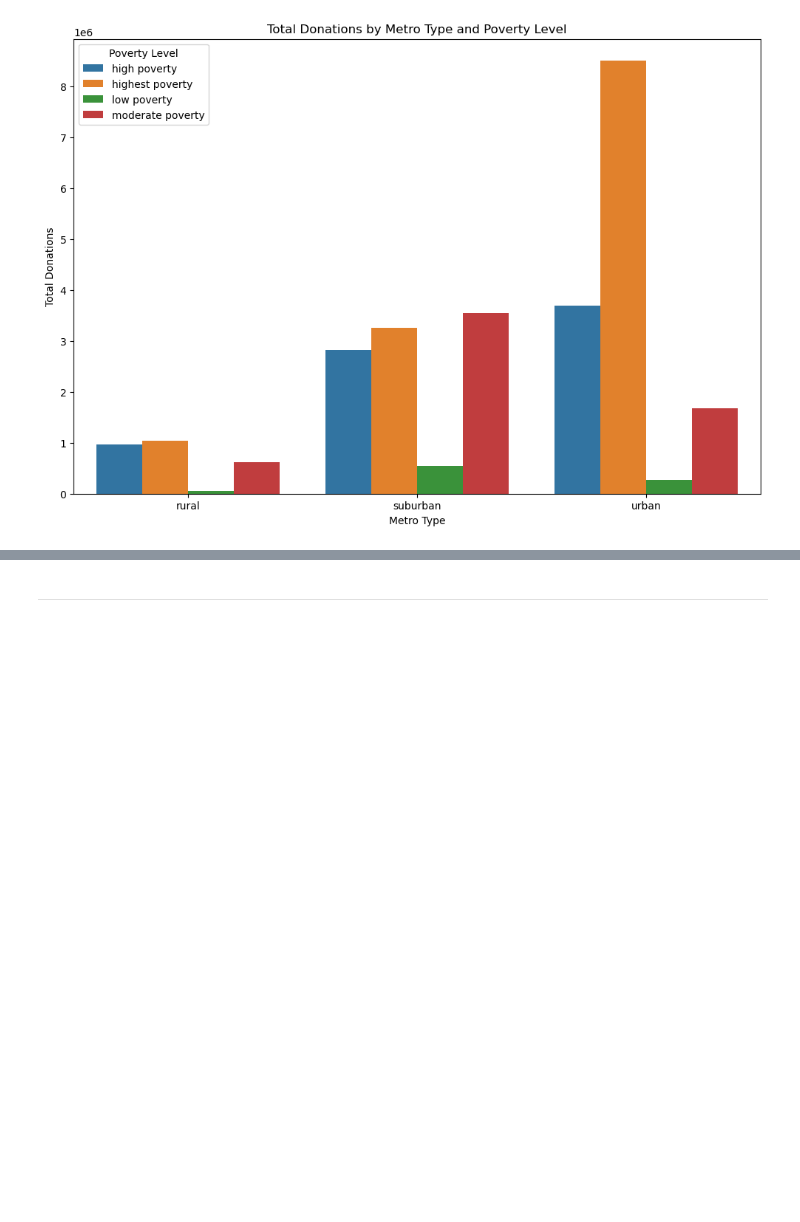
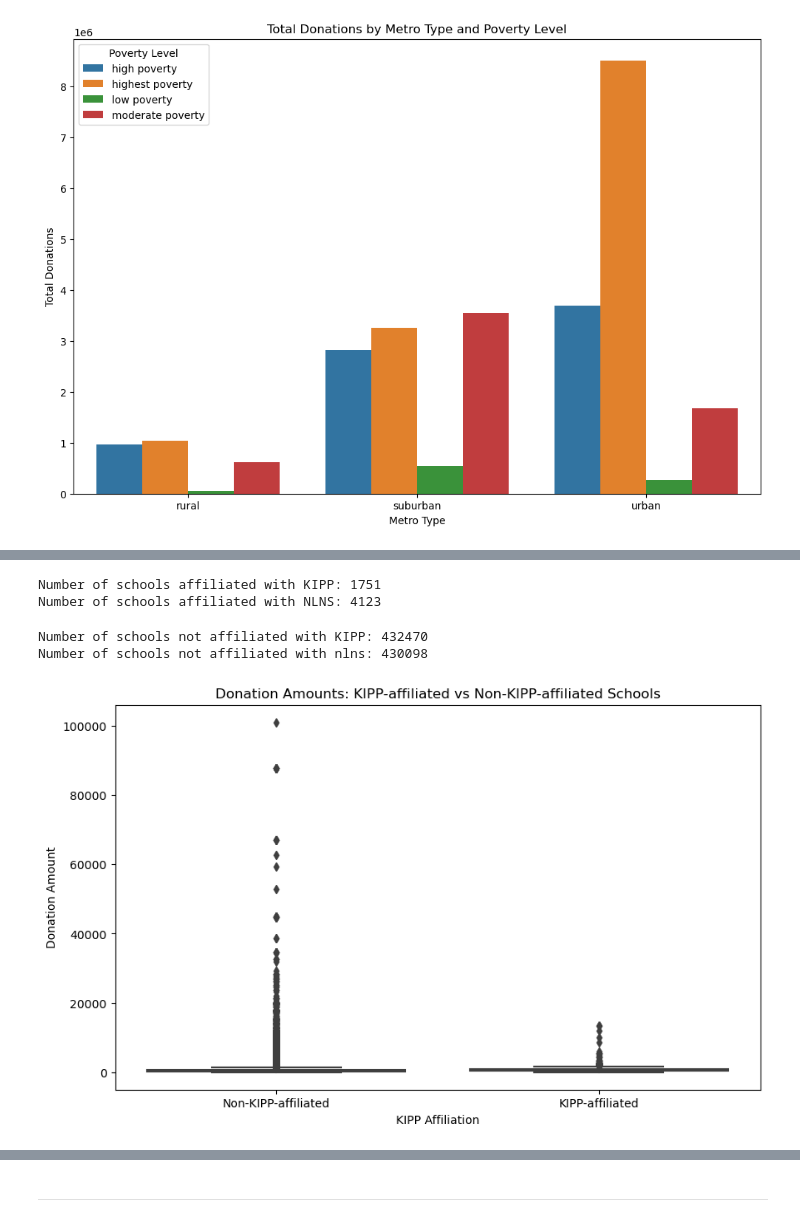
Before and after one commit to wallychang88/pythonforbusiness, a Jupyter notebook: Project_starterFile.ipynb, the cells around one changed output, grey strips where cells are left out. Saved outputs shown, nothing was run; the diff lists cells and outputs as text; code cells hidden in the pictures; blank space fills up the shorter version.

Commit message:
Analysis on kipp and nlns

```diff
--- a/Project_starterFile.ipynb
+++ b/Project_starterFile.ipynb
@@ -286,0 +419,30 @@ The `ci` parameter is deprecated. Use `errorbar=None` for the same effect.
+# %%
+kipp_count = (combined_df['kipp'] == 1).sum()
+
+# Count the number of schools that are NLNS-affiliated
+nlns_count = (combined_df['nlns'] == 1).sum()
+
+print("Number of schools affiliated with KIPP:", kipp_count)
+print("Number of schools affiliated with NLNS:", nlns_count)
+# %% [output]
+Number of schools affiliated with KIPP: 1751
+Number of schools affiliated with NLNS: 4123
+# %%
+non_kipp_count = (combined_df['kipp'] == 0).sum()
+print("Number of schools not affiliated with KIPP:", non_kipp_count)
+
+non_nlns_count = (combined_df['nlns'] == 0).sum()
+print("Number of schools not affiliated with nlns:", non_nlns_count)
+# %% [output]
+Number of schools not affiliated with KIPP: 432470
+Number of schools not affiliated with nlns: 430098
+# %%
+plt.figure(figsize=(10, 6))
+sns.boxplot(x='kipp', y='total_donations', data=combined_df)
+plt.title('Donation Amounts: KIPP-affiliated vs Non-KIPP-affiliated Schools')
+plt.xlabel('KIPP Affiliation')
+plt.ylabel('Donation Amount')
+plt.xticks([0, 1], ['Non-KIPP-affiliated', 'KIPP-affiliated'])
+plt.show()
+# %% [output]
+[figure, added]
```
Also changed, not shown: parts of 31 cells of this notebook.
